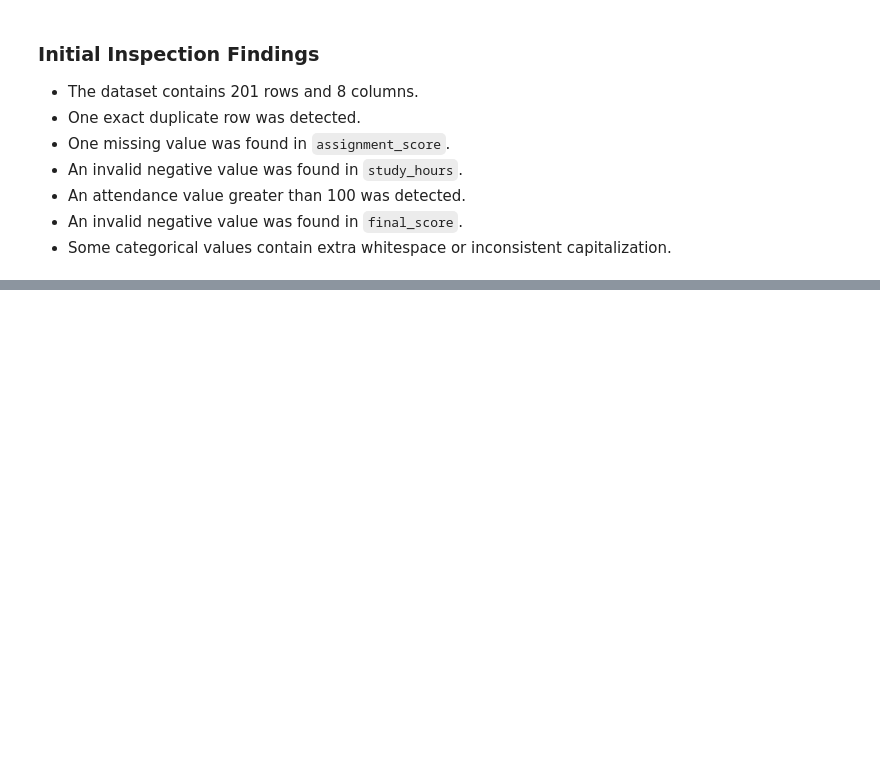
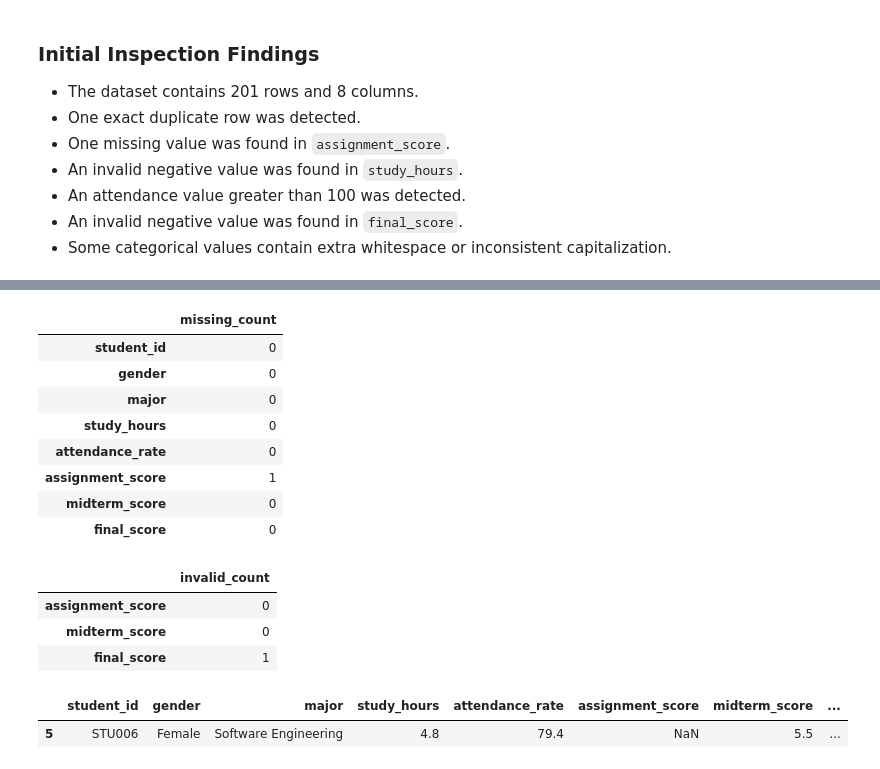
Before and after one commit to MinhDuyenTran/machine_learning, a Jupyter notebook: python-for-ml/mini_projects/student_performance/notebooks/student_performce_analysis.ipynb, the cells around one changed output, grey strips where cells are left out. Drawn from its saved outputs; the diff is of its cells as text; code cells hidden in the pictures; blank space fills up the shorter version.

Commit message:
[UPDATE] add section 5 data validation to student performance notebook

```diff
--- a/python-for-ml/mini_projects/student_performance/notebooks/student_performce_analysis.ipynb
+++ b/python-for-ml/mini_projects/student_performance/notebooks/student_performce_analysis.ipynb
@@ -343,0 +356,2 @@ final_score: 1 invalid rows
+# %%
+validation_report_before = validate_student_data(raw_df)
@@ -343,0 +409,36 @@ final_score: 1 invalid rows
+# %%
+missing_validation = pd.Series(
+    validation_report_before["missing_values"],
+    name="missing_count",
+).to_frame()
+
+missing_validation
+# %% [output]
+|  | missing_count |
+| student_id | 0 |
+| gender | 0 |
+| major | 0 |
+| study_hours | 0 |
+| attendance_rate | 0 |
+| assignment_score | 1 |
+| midterm_score | 0 |
+| final_score | 0 |
+# %%
+score_validation = pd.Series(
+    validation_report_before["invalid_scores"],
+    name="invalid_count",
+).to_frame()
+
+score_validation
+# %% [output]
+|  | invalid_count |
+| assignment_score | 0 |
+| midterm_score | 0 |
+| final_score | 1 |
+# %%
+raw_df[
+    raw_df["assignment_score"].isna()
+]
+# %% [output]
+|  | student_id | gender | major | study_hours | attendance_rate | assignment_score | midterm_score | ... |
+| 5 | STU006 | Female | Software Engineering | 4.8 | 79.4 | NaN | 5.5 | ... |
```
Also changed, not shown: parts of 14 cells of this notebook.
